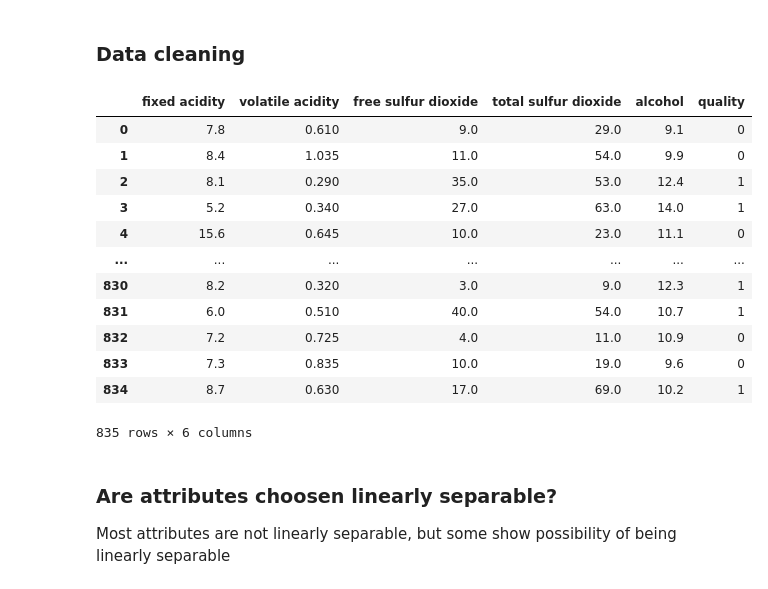
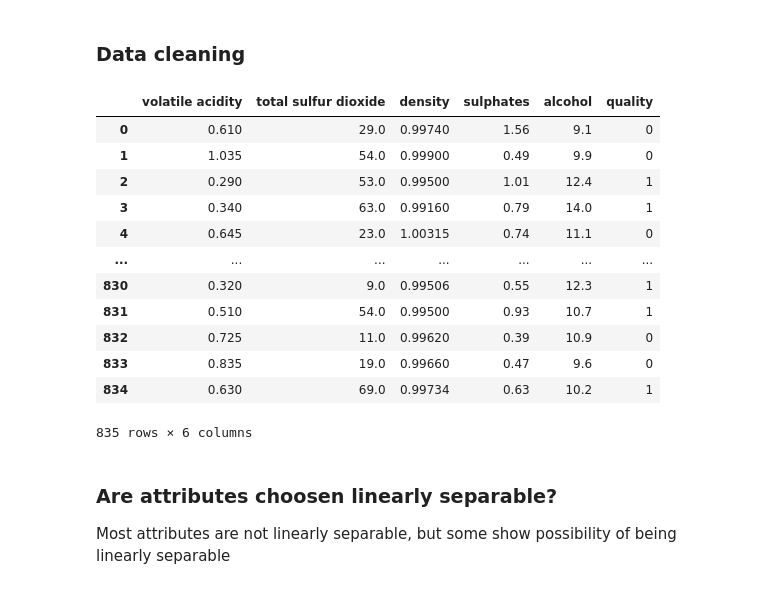
Before and after one commit to LudvikHA/DAT200-NMBU, a Jupyter notebook: Compulsory-assignment/CA3/CA3_DAT200_LogReg.ipynb, the cells around one changed output. Cells and saved outputs as stored; diff of their text form; code cells hidden in the pictures.

```diff
--- a/Compulsory-assignment/CA3/CA3_DAT200_LogReg.ipynb
+++ b/Compulsory-assignment/CA3/CA3_DAT200_LogReg.ipynb
@@ -15,7 +15,8 @@ from itertools import combinations
 ### Settings
 # %%
 LogReg_test_runs = 50 # How many logistic regression random states to test on all states are unique
-C_test = True # Set True to test LogReg C parameter
+C_test = False # Set True to test LogReg C parameter
+use_random_forest_attributes = True # Use most important attributes according to random forest
 # %% [markdown]
 ### Reading data
 # %%
@@ -140,23 +141,27 @@ From this we see that a high total sulfur dioxide content pushes the quality tow
 # %% [markdown]
 ### Data cleaning
 # %%
-df_train = df_wine.drop(columns=["citric acid", "residual sugar", "chlorides", "density", "pH", "sulphates", "Id"])
-df_test = df_wine_test.drop(columns=["citric acid", "residual sugar", "chlorides", "density", "pH", "sulphates", "Id"])
+if use_random_forest_attributes == True:
+    df_train = df_wine.drop(columns=["chlorides", "pH", "citric acid", "fixed acidity", "free sulfur dioxide", "residual sugar", "Id"])
+    df_test = df_wine_test.drop(columns=["chlorides", "pH", "citric acid", "fixed acidity", "free sulfur dioxide", "residual sugar", "Id"])
+else:
+    df_train = df_wine.drop(columns=["citric acid", "residual sugar", "chlorides", "density", "pH", "sulphates", "Id"])
+    df_test = df_wine_test.drop(columns=["citric acid", "residual sugar", "chlorides", "density", "pH", "sulphates", "Id"])
 
 df_train
 # %% [output]
-|  | fixed acidity | volatile acidity | free sulfur dioxide | total sulfur dioxide | alcohol | quality |
-| 0 | 7.8 | 0.610 | 9.0 | 29.0 | 9.1 | 0 |
-| 1 | 8.4 | 1.035 | 11.0 | 54.0 | 9.9 | 0 |
-| 2 | 8.1 | 0.290 | 35.0 | 53.0 | 12.4 | 1 |
-| 3 | 5.2 | 0.340 | 27.0 | 63.0 | 14.0 | 1 |
-| 4 | 15.6 | 0.645 | 10.0 | 23.0 | 11.1 | 0 |
+|  | volatile acidity | total sulfur dioxide | density | sulphates | alcohol | quality |
+| 0 | 0.610 | 29.0 | 0.99740 | 1.56 | 9.1 | 0 |
+| 1 | 1.035 | 54.0 | 0.99900 | 0.49 | 9.9 | 0 |
+| 2 | 0.290 | 53.0 | 0.99500 | 1.01 | 12.4 | 1 |
+| 3 | 0.340 | 63.0 | 0.99160 | 0.79 | 14.0 | 1 |
+| 4 | 0.645 | 23.0 | 1.00315 | 0.74 | 11.1 | 0 |
 | ... | ... | ... | ... | ... | ... | ... |
-| 830 | 8.2 | 0.320 | 3.0 | 9.0 | 12.3 | 1 |
-| 831 | 6.0 | 0.510 | 40.0 | 54.0 | 10.7 | 1 |
-| 832 | 7.2 | 0.725 | 4.0 | 11.0 | 10.9 | 0 |
-| 833 | 7.3 | 0.835 | 10.0 | 19.0 | 9.6 | 0 |
-| 834 | 8.7 | 0.630 | 17.0 | 69.0 | 10.2 | 1 |
+| 830 | 0.320 | 9.0 | 0.99506 | 0.55 | 12.3 | 1 |
+| 831 | 0.510 | 54.0 | 0.99500 | 0.93 | 10.7 | 1 |
+| 832 | 0.725 | 11.0 | 0.99620 | 0.39 | 10.9 | 0 |
+| 833 | 0.835 | 19.0 | 0.99660 | 0.47 | 9.6 | 0 |
+| 834 | 0.630 | 69.0 | 0.99734 | 0.63 | 10.2 | 1 |
 835 rows × 6 columns
 # %% [markdown]
 ### Are attributes choosen linearly separable?
```
Also changed, not shown: parts of 3 cells of this notebook, 3 other files.
